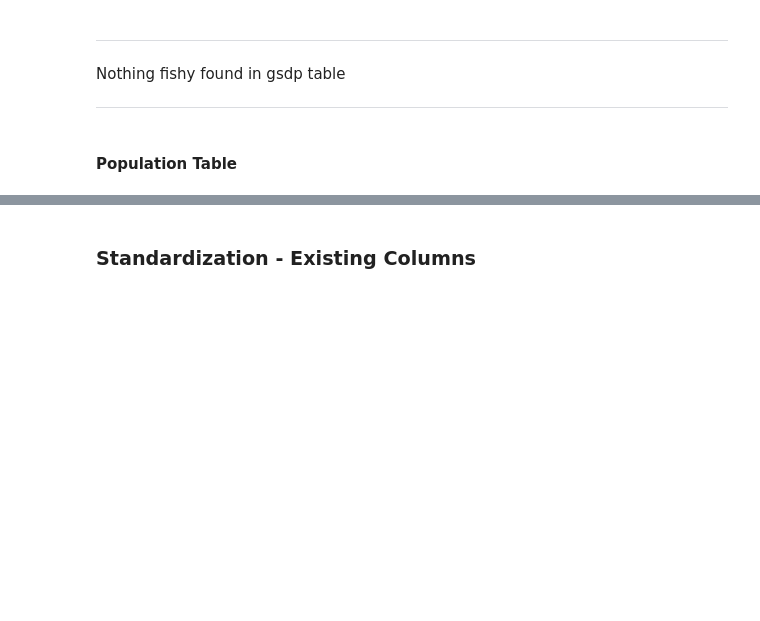
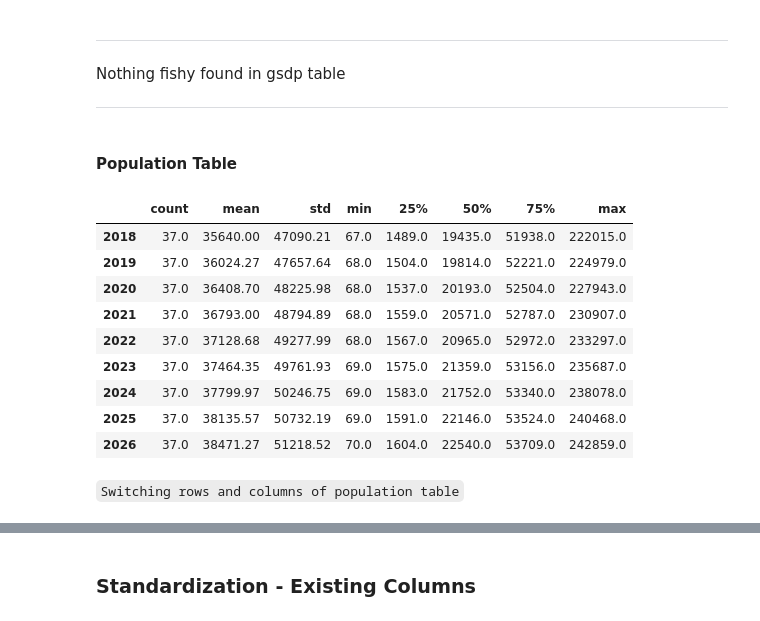
Before and after one commit to IamRaNo/the_distribution_hub_optimizer, a Jupyter notebook: notebooks/00_standardization.ipynb, the cells around one changed output, grey strips where cells are left out. Drawn from its saved outputs; the diff is of its cells as text; code cells hidden in the pictures; blank space fills up the shorter version.

```diff
--- a/notebooks/00_standardization.ipynb
+++ b/notebooks/00_standardization.ipynb
@@ -422,3 +422,18 @@ Nothing fishy found in gsdp table
 ---
 # %% [markdown]
 #### **Population Table**
+# %%
+population.describe().round(2).T
+# %% [output]
+|  | count | mean | std | min | 25% | 50% | 75% | max |
+| 2018 | 37.0 | 35640.00 | 47090.21 | 67.0 | 1489.0 | 19435.0 | 51938.0 | 222015.0 |
+| 2019 | 37.0 | 36024.27 | 47657.64 | 68.0 | 1504.0 | 19814.0 | 52221.0 | 224979.0 |
+| 2020 | 37.0 | 36408.70 | 48225.98 | 68.0 | 1537.0 | 20193.0 | 52504.0 | 227943.0 |
+| 2021 | 37.0 | 36793.00 | 48794.89 | 68.0 | 1559.0 | 20571.0 | 52787.0 | 230907.0 |
+| 2022 | 37.0 | 37128.68 | 49277.99 | 68.0 | 1567.0 | 20965.0 | 52972.0 | 233297.0 |
+| 2023 | 37.0 | 37464.35 | 49761.93 | 69.0 | 1575.0 | 21359.0 | 53156.0 | 235687.0 |
+| 2024 | 37.0 | 37799.97 | 50246.75 | 69.0 | 1583.0 | 21752.0 | 53340.0 | 238078.0 |
+| 2025 | 37.0 | 38135.57 | 50732.19 | 69.0 | 1591.0 | 22146.0 | 53524.0 | 240468.0 |
+| 2026 | 37.0 | 38471.27 | 51218.52 | 70.0 | 1604.0 | 22540.0 | 53709.0 | 242859.0 |
+# %% [markdown]
+`Switching rows and columns of population table`
```
Also changed, not shown: parts of 24 cells of this notebook, 3 other files.
